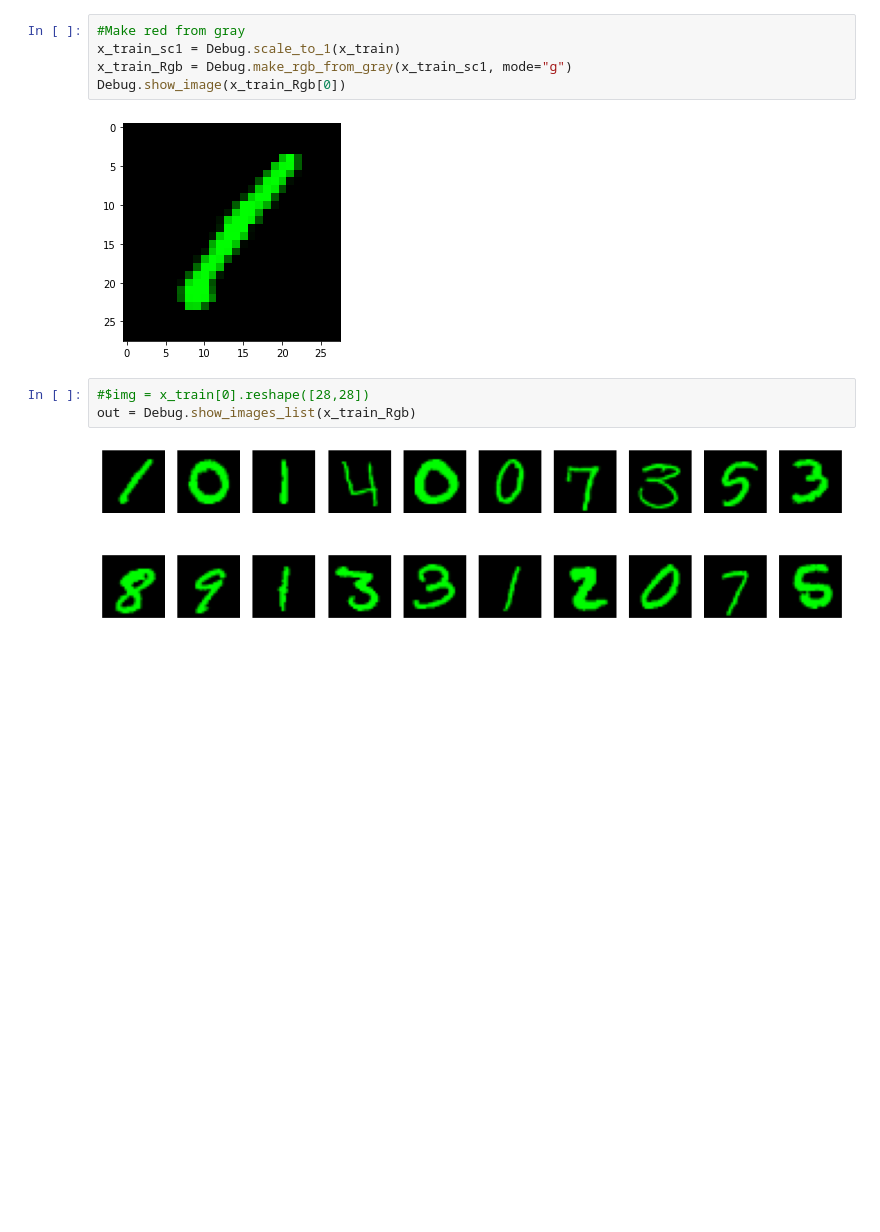
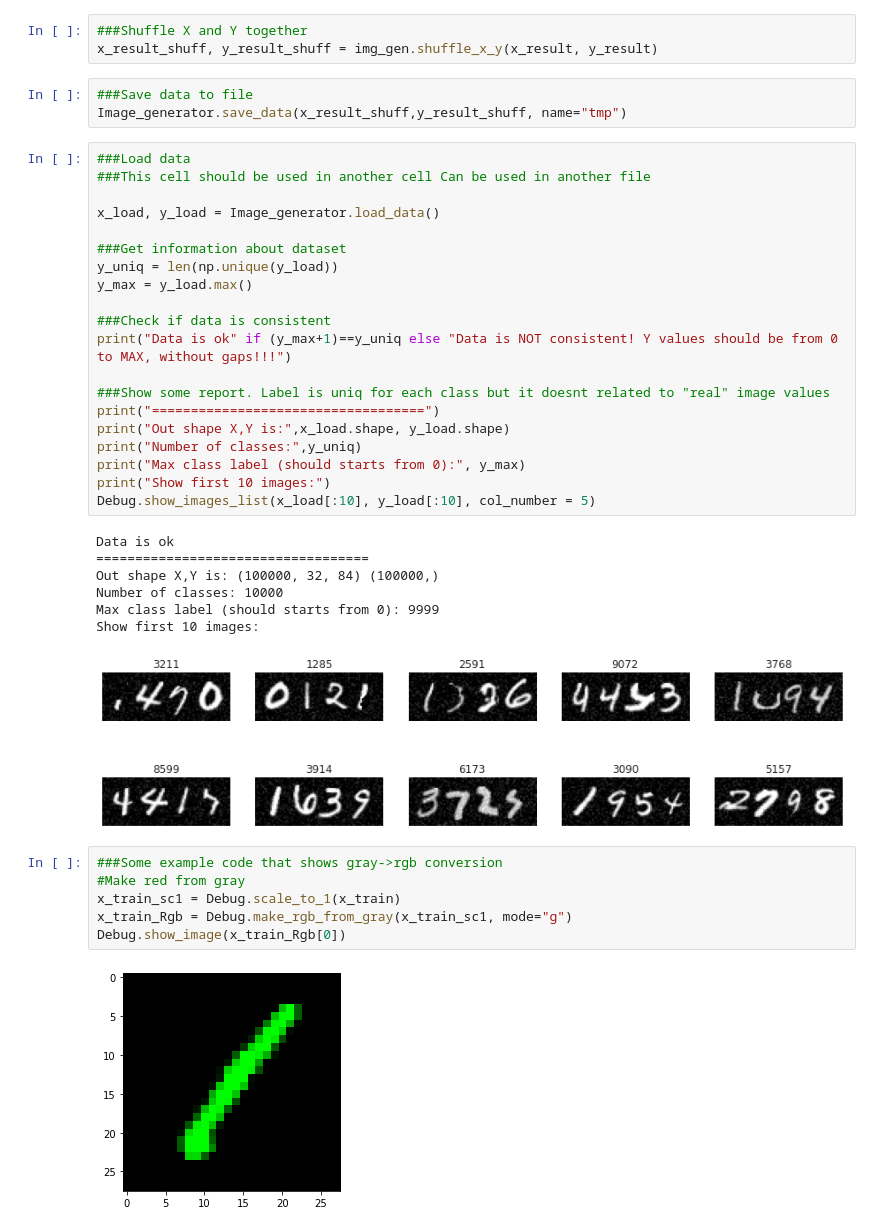
Before and after one commit to tunmustard/features_extractions, a Jupyter notebook: main_data_set_preparation.ipynb, the cells around one changed output. Drawn from its saved outputs; the diff is of its cells as text; blank space fills up the shorter version.

```diff
--- a/main_data_set_preparation.ipynb
+++ b/main_data_set_preparation.ipynb
@@ -195,12 +377,42 @@ Debug.show_image(test_img)
+# %%
+###Shuffle X and Y together
+x_result_shuff, y_result_shuff = img_gen.shuffle_x_y(x_result, y_result)
+# %%
+###Save data to file
+Image_generator.save_data(x_result_shuff,y_result_shuff, name="tmp")
+# %%
+###Load data
+###This cell should be used in another cell Can be used in another file
+
+x_load, y_load = Image_generator.load_data()
+
+###Get information about dataset
+y_uniq = len(np.unique(y_load))
+y_max = y_load.max()
+
+###Check if data is consistent
+print("Data is ok" if (y_max+1)==y_uniq else "Data is NOT consistent! Y values should be from 0 to MAX, without gaps!!!")
+
+###Show some report. Label is uniq for each class but it doesnt related to "real" image values
+print("===================================")
+print("Out shape X,Y is:",x_load.shape, y_load.shape)
+print("Number of classes:",y_uniq)
+print("Max class label (should starts from 0):", y_max)
+print("Show first 10 images:")
+Debug.show_images_list(x_load[:10], y_load[:10], col_number = 5)
+# %% [output]
+Data is ok
+===================================
+Out shape X,Y is: (100000, 32, 84) (100000,)
+Number of classes: 10000
+Max class label (should starts from 0): 9999
+Show first 10 images:
+[figure, added]
 # %%
+###Some example code that shows gray->rgb conversion
 #Make red from gray
 x_train_sc1 = Debug.scale_to_1(x_train)
 x_train_Rgb = Debug.make_rgb_from_gray(x_train_sc1, mode="g")
 Debug.show_image(x_train_Rgb[0])
 # %% [output]
 [figure]
-# %%
-#$img = x_train[0].reshape([28,28])
-out = Debug.show_images_list(x_train_Rgb)
-# %% [output]
-[figure, removed]
```
Also changed, not shown: parts of 14 cells of this notebook.
